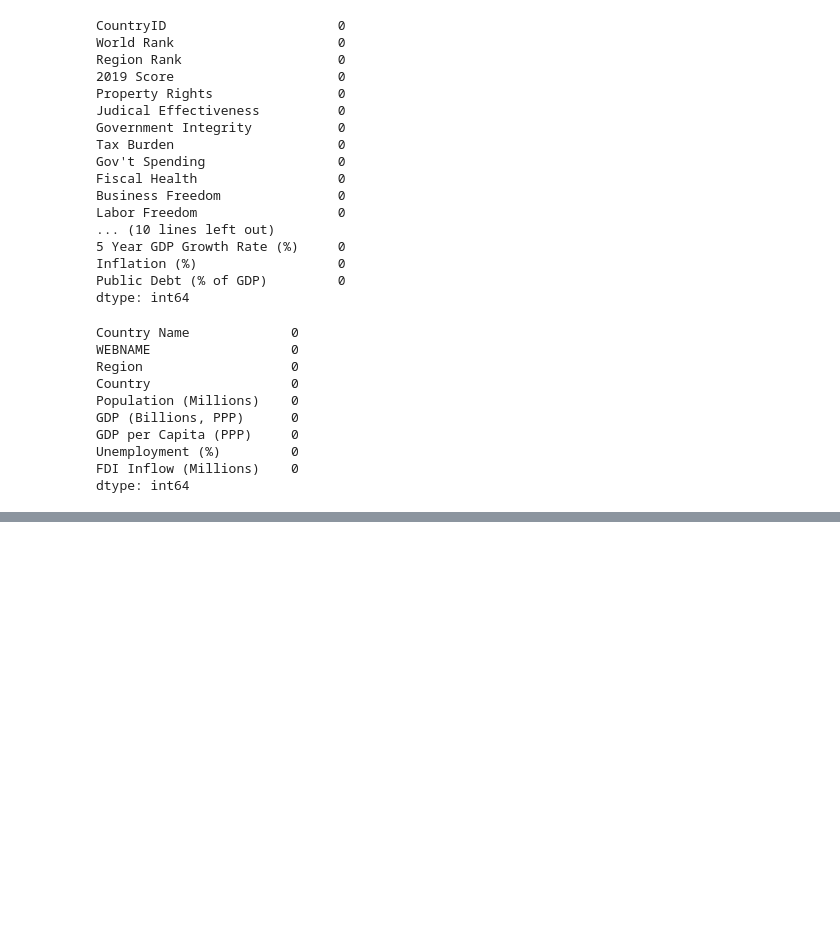
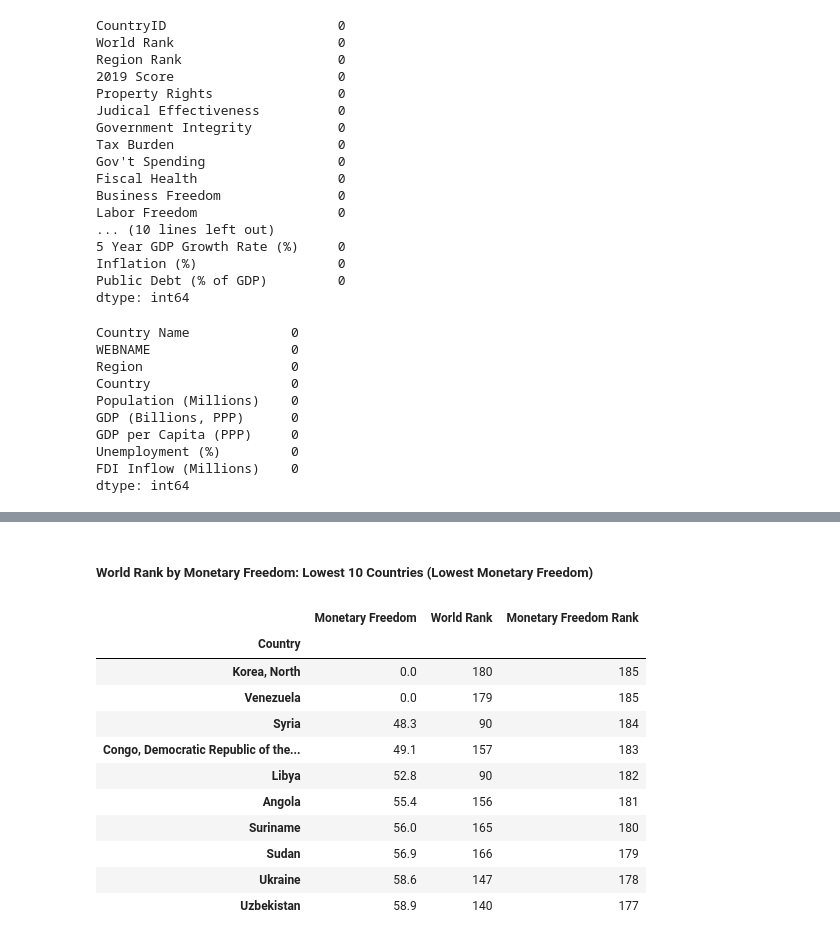
Before and after one commit to fabianfelix/Economic-Freedom-Analysis-2019, a Jupyter notebook: analysis/Economic_Freedom_Exploratory_Analysis.ipynb, the cells around one changed output, grey strips where cells are left out. Cells and saved outputs as stored; diff of their text form; code cells hidden in the pictures; blank space fills up the shorter version.

```diff
--- a/analysis/Economic_Freedom_Exploratory_Analysis.ipynb
+++ b/analysis/Economic_Freedom_Exploratory_Analysis.ipynb
@@ -149,0 +246,22 @@ dtype: int64
+# %% [markdown]
+##### World Rank by Monetary Freedom: Lowest 10 Countries (Lowest Monetary Freedom)
+# %%
+df_wr_mf_least10 = df[columns].dropna(axis='columns')
+df_wr_mf_least10['Monetary Freedom Rank'] = df_wr_mf_least10['Monetary Freedom'].rank(ascending=False).astype(int)
+
+df_wr_mf_least10 = df_wr_mf_least10.nsmallest(10, 'Monetary Freedom').set_index('Country')
+
+df_wr_mf_least10
+# %% [output]
+|  | Monetary Freedom | World Rank | Monetary Freedom Rank |
+| Country |  |  |  |
+| Korea, North | 0.0 | 180 | 185 |
+| Venezuela | 0.0 | 179 | 185 |
+| Syria | 48.3 | 90 | 184 |
+| Congo, Democratic Republic of the... | 49.1 | 157 | 183 |
+| Libya | 52.8 | 90 | 182 |
+| Angola | 55.4 | 156 | 181 |
+| Suriname | 56.0 | 165 | 180 |
+| Sudan | 56.9 | 166 | 179 |
+| Ukraine | 58.6 | 147 | 178 |
+| Uzbekistan | 58.9 | 140 | 177 |
```
Also changed, not shown: parts of 12 cells of this notebook, 2 other files.
